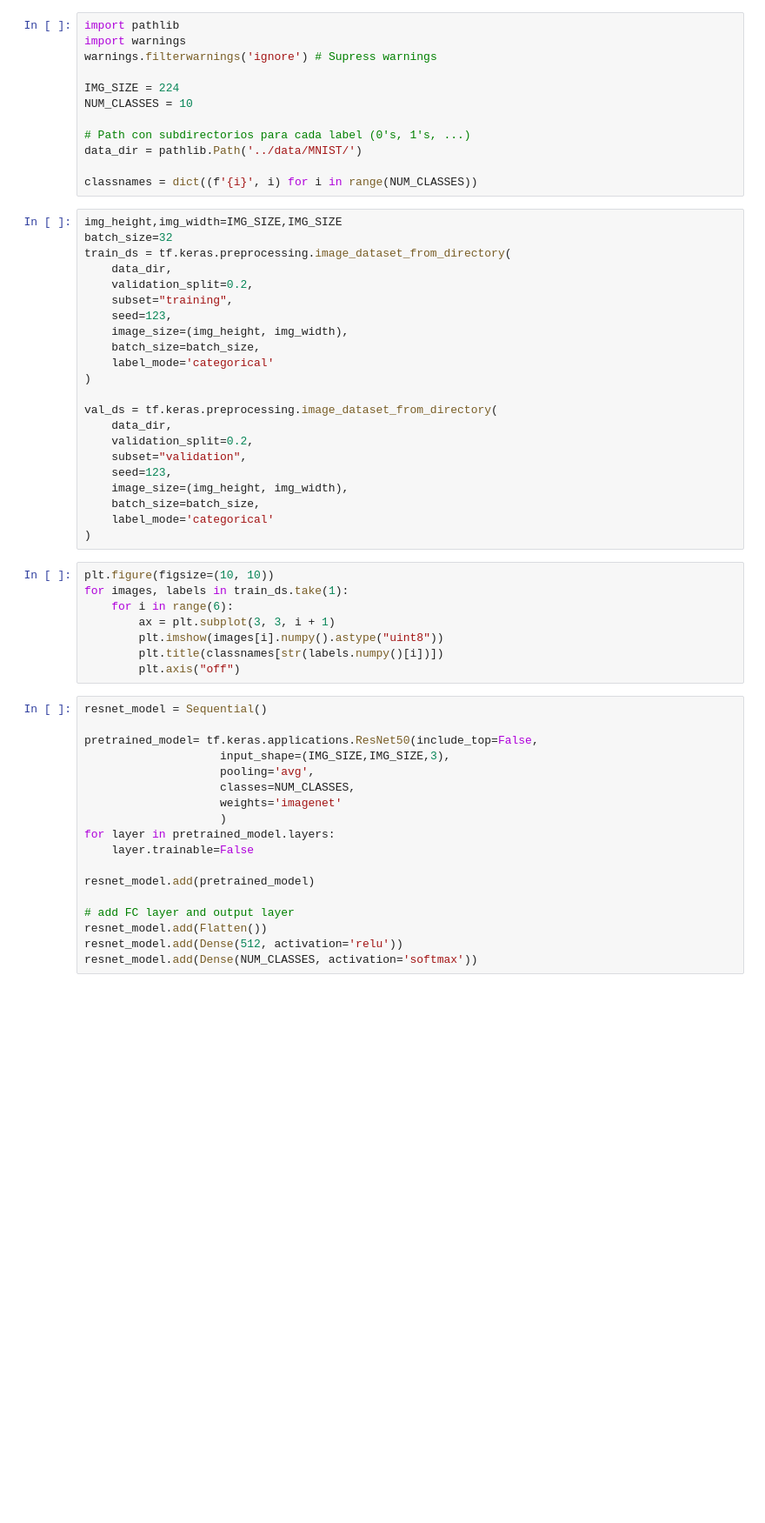
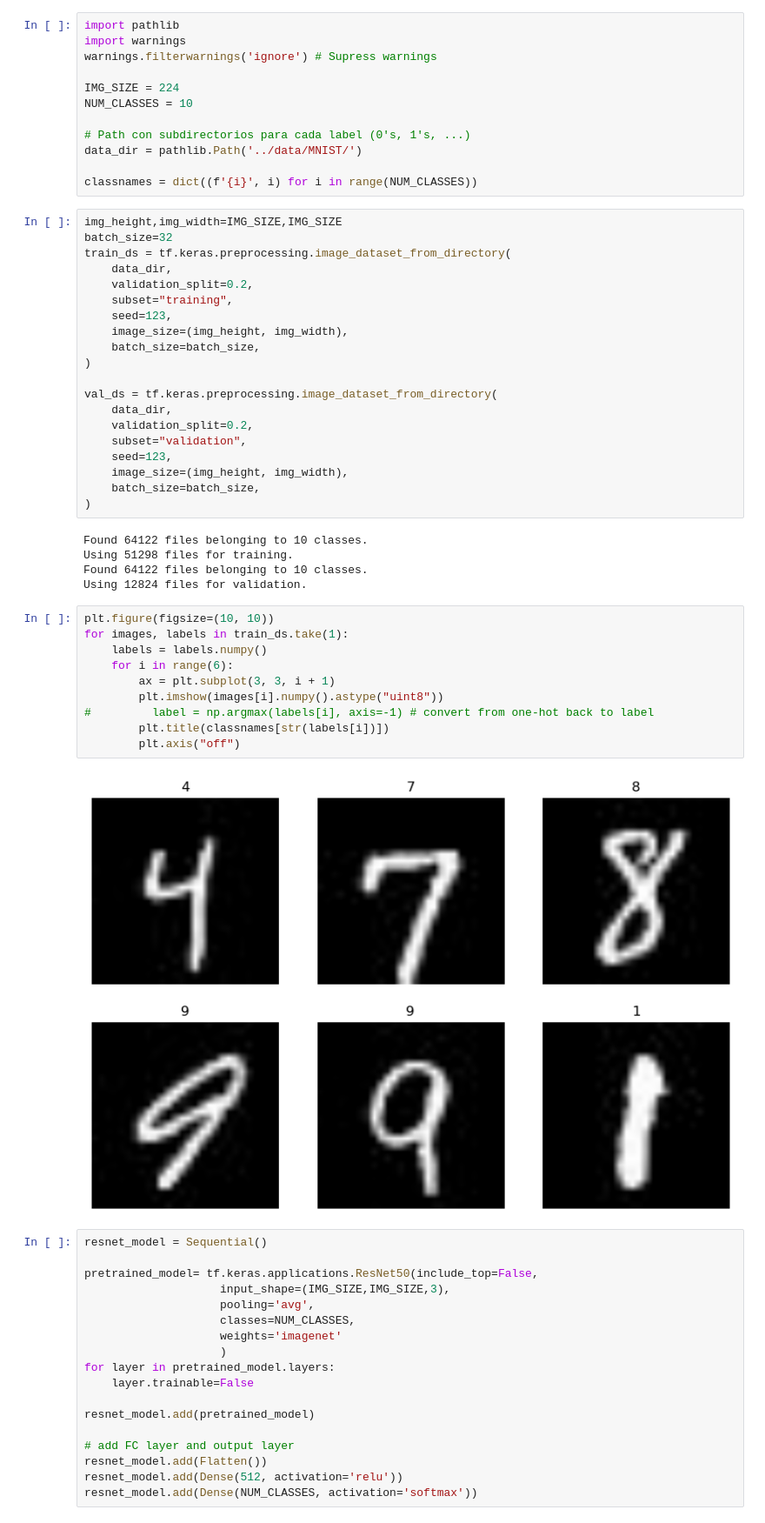
Before and after one commit to danibt656/final-thesis, a Jupyter notebook: notebooks/UTKtransferLearning.ipynb, the cells around one changed output. Shown: that part at 87% size. Drawn from its saved outputs; the diff is of its cells as text; blank space fills up the shorter version.

```diff
--- a/notebooks/UTKtransferLearning.ipynb
+++ b/notebooks/UTKtransferLearning.ipynb
@@ -30,7 +34,6 @@ train_ds = tf.keras.preprocessing.image_dataset_from_directory(
     seed=123,
     image_size=(img_height, img_width),
     batch_size=batch_size,
-    label_mode='categorical'
 )
 
 val_ds = tf.keras.preprocessing.image_dataset_from_directory(
@@ -40,16 +43,24 @@ val_ds = tf.keras.preprocessing.image_dataset_from_directory(
     seed=123,
     image_size=(img_height, img_width),
     batch_size=batch_size,
-    label_mode='categorical'
 )
+# %% [output]
+Found 64122 files belonging to 10 classes.
+Using 51298 files for training.
+Found 64122 files belonging to 10 classes.
+Using 12824 files for validation.
 # %%
 plt.figure(figsize=(10, 10))
 for images, labels in train_ds.take(1):
+    labels = labels.numpy()
     for i in range(6):
         ax = plt.subplot(3, 3, i + 1)
         plt.imshow(images[i].numpy().astype("uint8"))
-        plt.title(classnames[str(labels.numpy()[i])])
+#         label = np.argmax(labels[i], axis=-1) # convert from one-hot back to label
+        plt.title(classnames[str(labels[i])])
         plt.axis("off")
+# %% [output]
+[figure, added]
 # %%
 resnet_model = Sequential()
 
```
Also changed, not shown: parts of 10 cells of this notebook, 2 other files.
